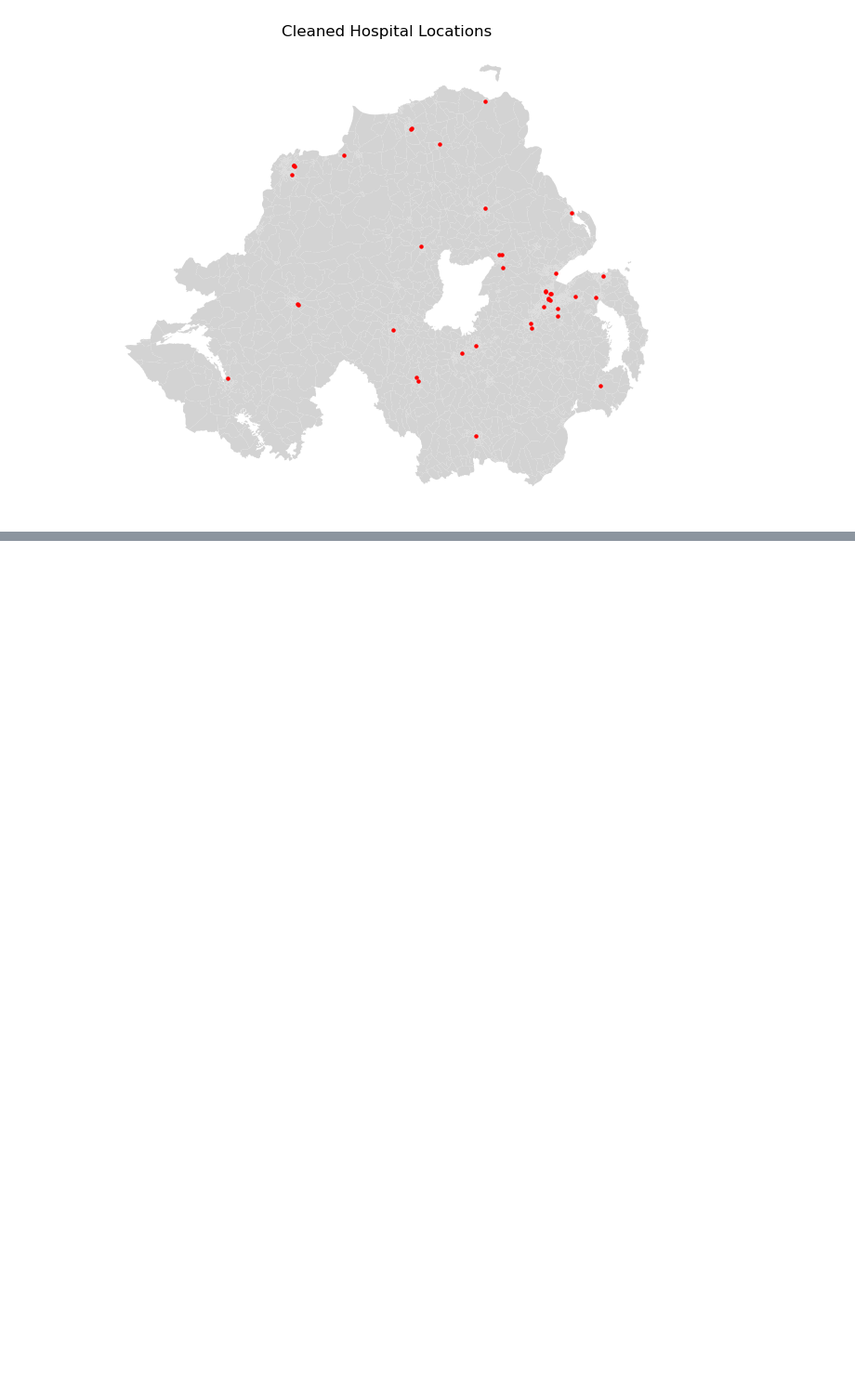
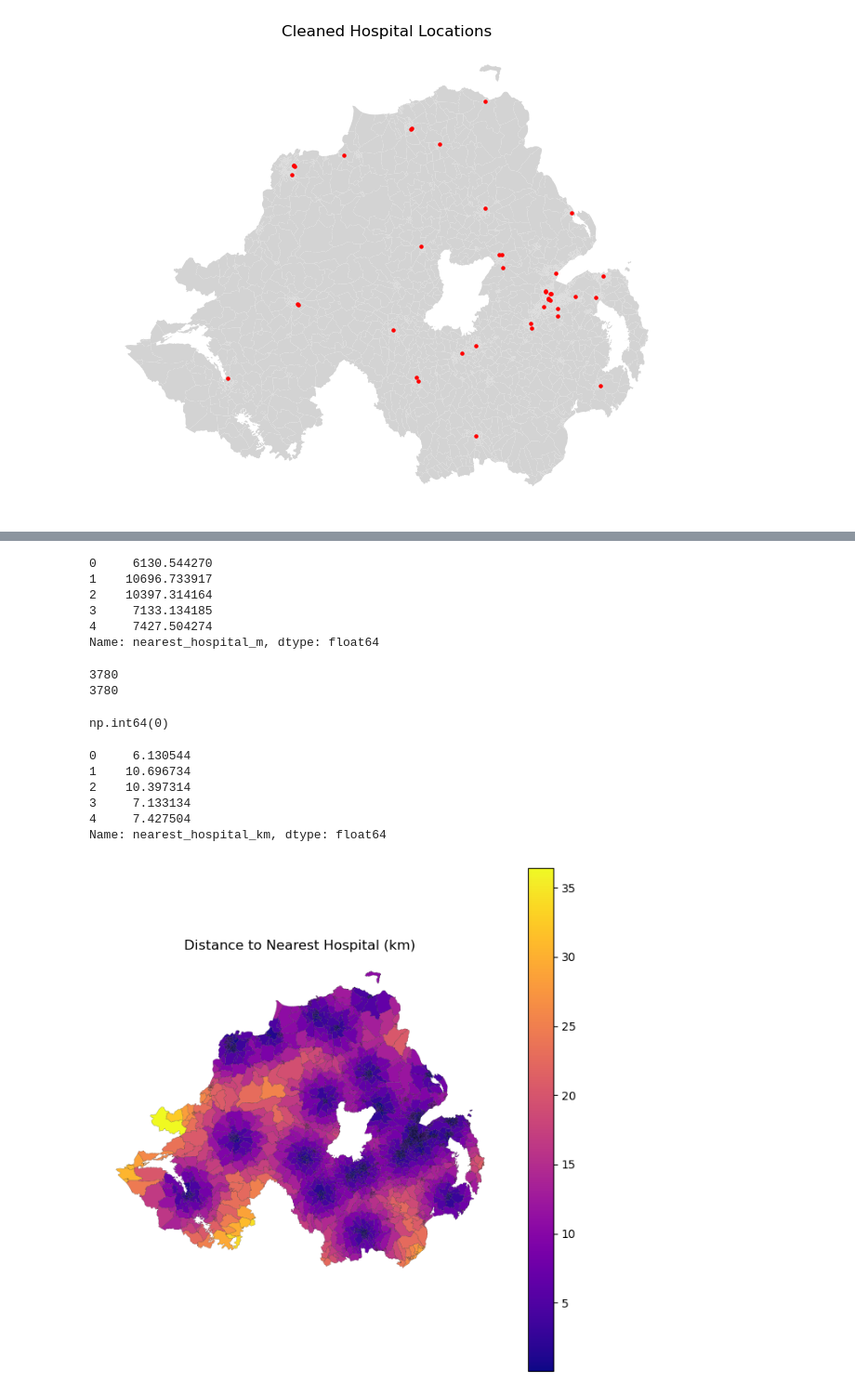
Before and after one commit to Church-C1/ni-health-accessibility, a Jupyter notebook: analysis.ipynb, the cells around one changed output, grey strips where cells are left out. Shown at 93% size. Saved outputs shown, nothing was run; the diff lists cells and outputs as text; code cells hidden in the pictures; blank space fills up the shorter version.

Commit message:
Added distance analysis, population impact calculation, and maps

```diff
--- a/analysis.ipynb
+++ b/analysis.ipynb
@@ -144,0 +152,73 @@ plt.show()
+# %%
+# Create a representative point for each Data Zone polygon
+dz["zone_point"] = dz.geometry.representative_point()
+
+# Create a copy using these points
+dz_points = dz.copy()
+dz_points = dz_points.set_geometry("zone_point")
+
+# Calculate distance to nearest hospital
+distances = []
+
+for point in dz_points.geometry:
+    nearest_distance = hospitals.distance(point).min()
+    distances.append(nearest_distance)
+
+dz["nearest_hospital_m"] = distances
+# %%
+dz["nearest_hospital_m"].head()
+# %% [output]
+0     6130.544270
+1    10696.733917
+2    10397.314164
+3     7133.134185
+4     7427.504274
+Name: nearest_hospital_m, dtype: float64
+# %%
+# Check that a distance has been calculated for every Data Zone (outputs should be the same)
+print(len(dz))
+print(len(distances))
+# %% [output]
+3780
+3780
+# %%
+# Verify no missing values in calculated hospital distances (output should be 0)
+dz["nearest_hospital_m"].isna().sum()
+# %% [output]
+np.int64(0)
+# %%
+# Convert distance from metres to kilometres
+dz["nearest_hospital_km"] = dz["nearest_hospital_m"] / 1000
+
+# Preview the first few values of distance to nearest hospital (in km)
+# This confirms the conversion from metres worked correctly
+dz["nearest_hospital_km"].head()
+# %% [output]
+0     6.130544
+1    10.696734
+2    10.397314
+3     7.133134
+4     7.427504
+Name: nearest_hospital_km, dtype: float64
+# %%
+import matplotlib.pyplot as plt
+
+# Map distance to nearest hospital across Northern Ireland
+ax = dz.plot(
+    column="nearest_hospital_km",
+    cmap="plasma",
+    legend=True,
+    figsize=(8,8),
+    edgecolor="black",
+    linewidth=0.1
+)
+
+# Add title
+ax.set_title("Distance to Nearest Hospital (km)")
+
+# Remove axes for cleaner display
+ax.axis("off")
+
+plt.show()
+# %% [output]
+[figure, added]
```
Also changed, not shown: parts of 6 cells of this notebook.
